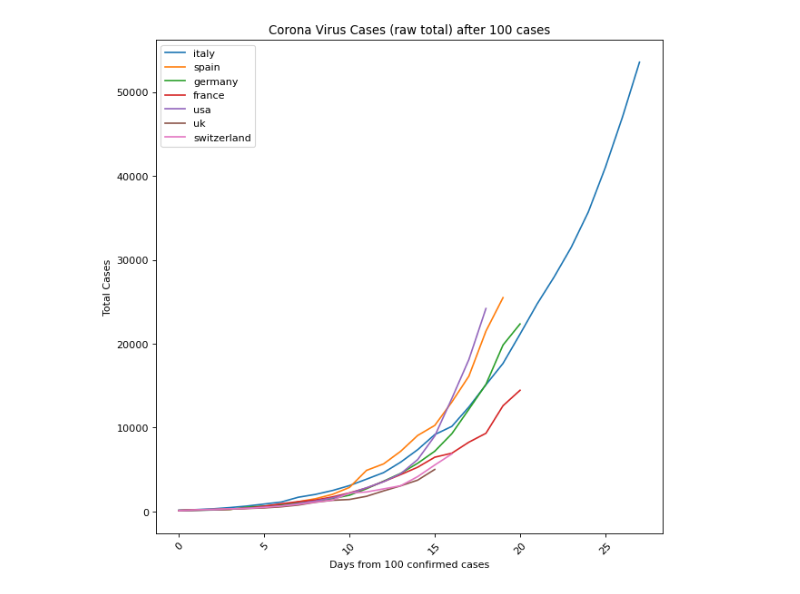
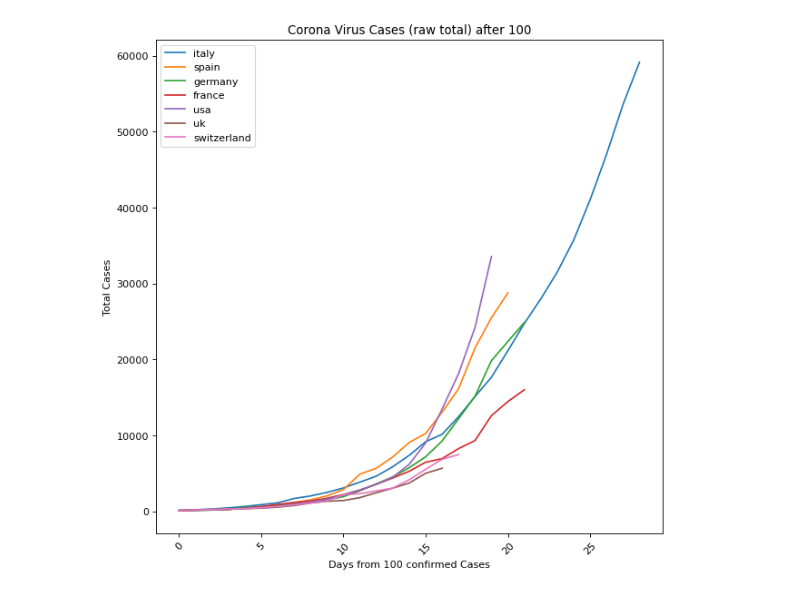
Before and after one commit to mementum/coronacharts, a Jupyter notebook: coronacharts.ipynb, the cells around one changed output. Drawn from its saved outputs; the diff is of its cells as text; code cells hidden in the pictures.

```diff
--- a/coronacharts.ipynb
+++ b/coronacharts.ipynb
@@ -1,5 +1,9 @@
 # %%
 from matplotlib import pyplot as plt
+# %%
+datakey, datalabel, datalimit = 'data', 'Cases', 100
+if False:
+    datakey, datalabel, datalimit = 'deaths', 'Deaths', 10
 # %%
 categories = [
     'Feb 15', 'Feb 16', 'Feb 17', 'Feb 18', 'Feb 19', 'Feb 20', 'Feb 21',
@@ -7,7 +11,7 @@ categories = [
     'Feb 29', 'Mar 01', 'Mar 02', 'Mar 03', 'Mar 04', 'Mar 05', 'Mar 06',
     'Mar 07', 'Mar 08', 'Mar 09', 'Mar 10', 'Mar 11', 'Mar 12', 'Mar 13',
     'Mar 14', 'Mar 15', 'Mar 16', 'Mar 17', 'Mar 18', 'Mar 19', 'Mar 20',
-    'Mar 21',
+    'Mar 21', 'Mar 22',
 ]
 # %%
 south_korea_tests = 5832
@@ -119,13 +178,13 @@ legendkwargs = dict(
 fig = plt.figure(**figkwargs)
 for country, cproperties in countries.items():
     population = cproperties['population']
-    data = cproperties['data']
+    data = cproperties[datakey]
     data += [float('NaN')] * (len(categories) - len(data))
     plt.plot(categories, data, label=country)
 
 
-plt.title('Coronavirus Cases (raw total)')
-plt.ylabel('Total Cases')
+plt.title('Coronavirus {} (raw total)'.format(datalabel))
+plt.ylabel('Total {}'.format(datalabel))
 plt.xlabel('Date')
 plt.xticks(**xtickskwargs)
 plt.legend(**legendkwargs)
@@ -135,13 +194,13 @@ plt.show()
 # %%
 fig = plt.figure(**figkwargs)
 for country, cproperties in countries.items():
-    data = cproperties['data']
+    data = cproperties[datakey]
     data += [float('NaN')] * (len(categories) - len(data))
     data = [x/population for x in data]
     plt.plot(categories, data, label=country)
 
-plt.title('Coronavirus Cases (population adjusted)')
-plt.ylabel('Total Cases (population adjusted)')
+plt.title('Coronavirus {} (population adjusted)'.format(datalabel))
+plt.ylabel('Total {} (population adjusted)'.format(datalabel))
 plt.xlabel('Date')
 plt.xticks(**xtickskwargs)
 plt.legend(**legendkwargs)
@@ -151,21 +210,21 @@ plt.show()
 # %%
 fig = plt.figure(**figkwargs)
 for country, cproperties in countries.items():
     population = cproperties['population']
-    data = cproperties['data']
-    data = [x for x in data if x >= 100]
+    data = cproperties[datakey]
+    data = [x for x in data if x >= datalimit]
     data += [float('NaN')] * (len(categories) - len(data))
     plt.plot(range(len(categories)), data, label=country)
 
 
-plt.title('Corona Virus Cases (raw total) after 100 cases')
+plt.title('Corona Virus {} (raw total) after {}'.format(datalabel, datalimit))
 plt.xticks(**xtickskwargs)
-plt.ylabel('Total Cases')
-plt.xlabel('Days from 100 confirmed cases')
+plt.ylabel('Total {}'.format(datalabel))
+plt.xlabel('Days from {} confirmed {}'.format(datalimit, datalabel))
 plt.legend(**legendkwargs)
 plt.show()
 # %% [output]
-[figure, old version]
+[figure, new version]
 # %%
 fig = plt.figure(**figkwargs)
 for country, cproperties in countries.items():
```
Also changed, not shown: parts of 7 cells of this notebook.
